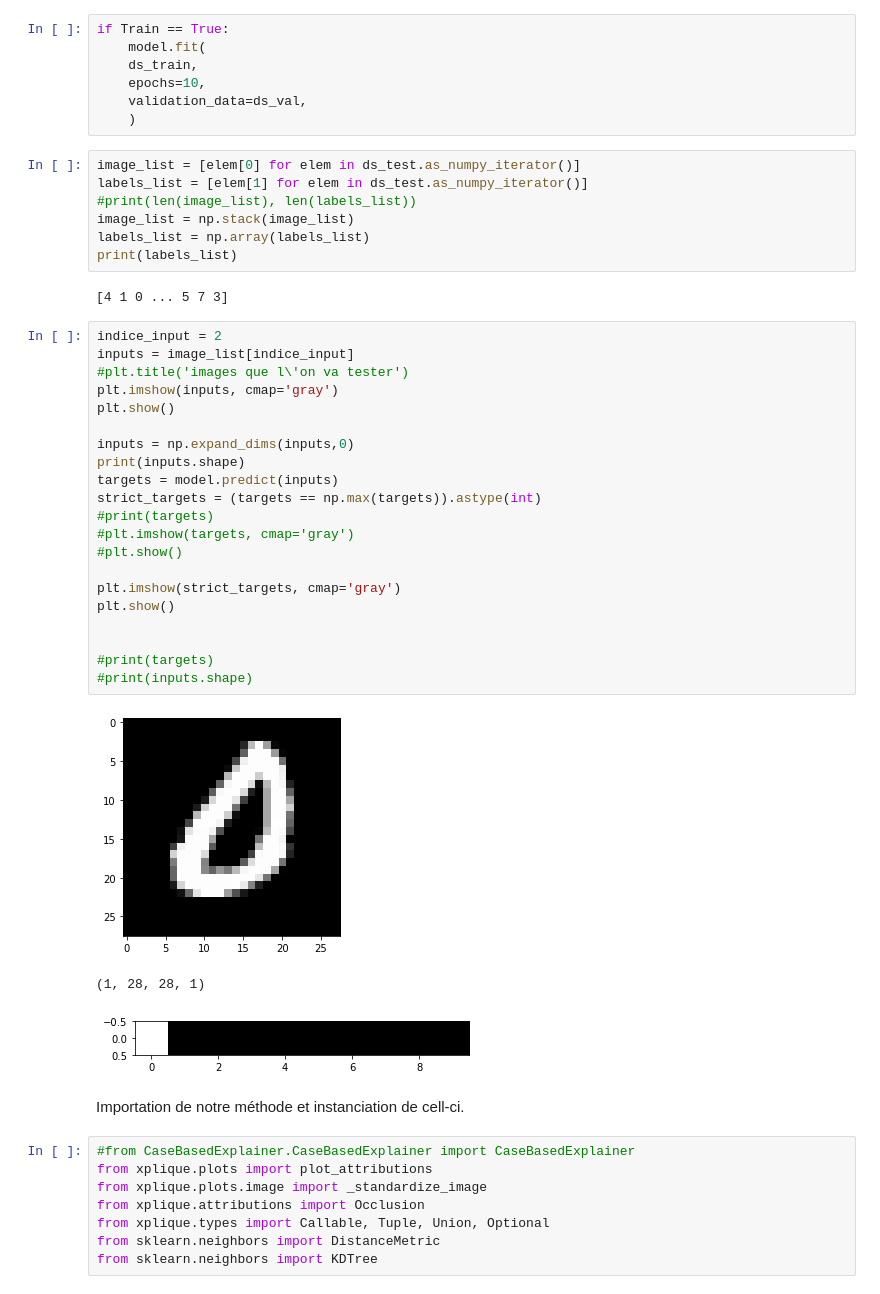
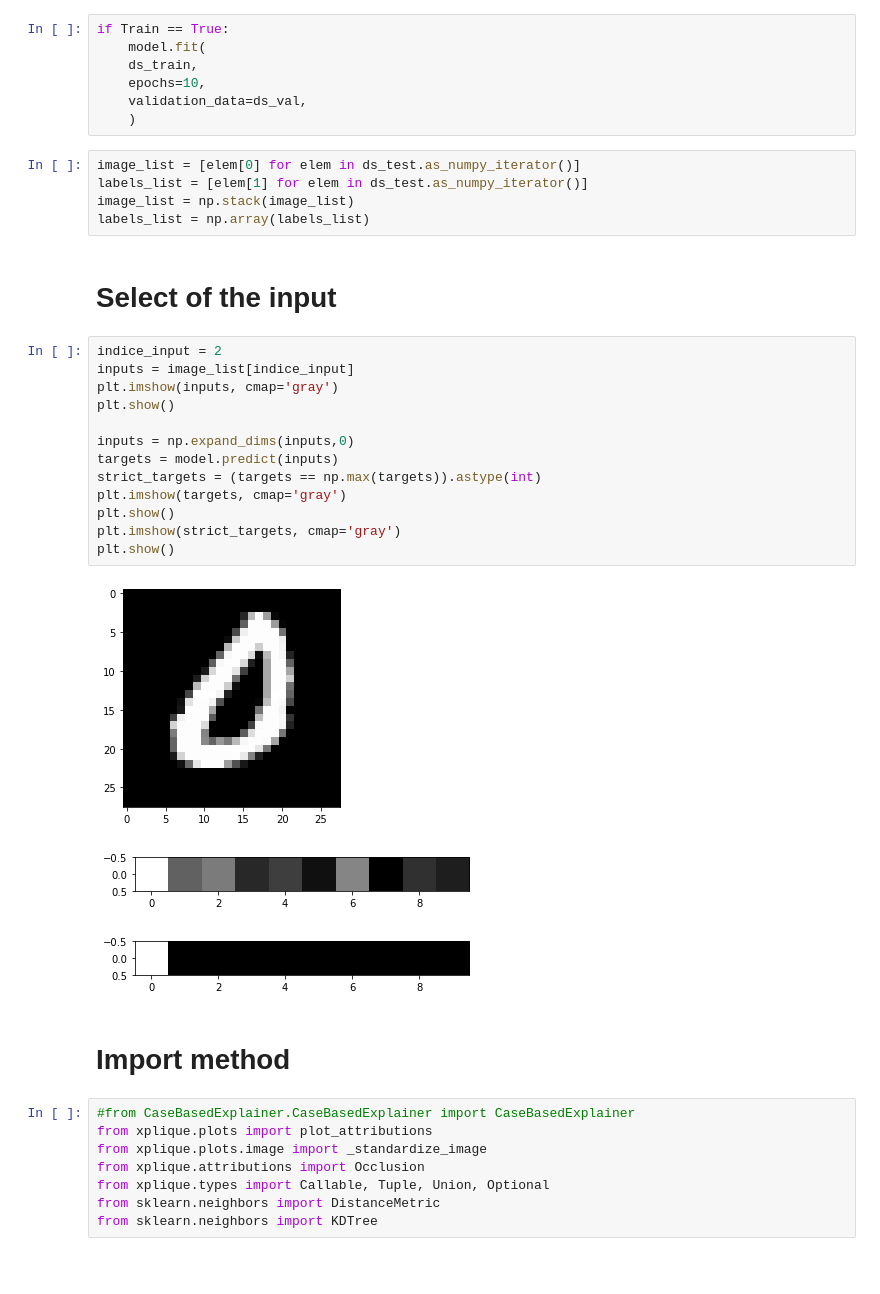
Before and after one commit to AdelinCO/twin-system, a Jupyter notebook: 2ndCBE_ANN_MNIST.ipynb, the cells around one changed output. Drawn from its saved outputs; the diff is of its cells as text; blank space fills up the shorter version.

```diff
--- a/2ndCBE_ANN_MNIST.ipynb
+++ b/2ndCBE_ANN_MNIST.ipynb
@@ -56,39 +51,29 @@ if Train == True:
 # %%
 image_list = [elem[0] for elem in ds_test.as_numpy_iterator()]
 labels_list = [elem[1] for elem in ds_test.as_numpy_iterator()]
-#print(len(image_list), len(labels_list))
 image_list = np.stack(image_list)
 labels_list = np.array(labels_list)
-print(labels_list)
-# %% [output]
-[4 1 0 ... 5 7 3]
+# %% [markdown]
+# Select of the input
 # %%
 indice_input = 2
 inputs = image_list[indice_input]
-#plt.title('images que l\'on va tester')
 plt.imshow(inputs, cmap='gray')
 plt.show()
 
 inputs = np.expand_dims(inputs,0)
-print(inputs.shape)
 targets = model.predict(inputs)
 strict_targets = (targets == np.max(targets)).astype(int)
-#print(targets)
-#plt.imshow(targets, cmap='gray')
-#plt.show()
-
+plt.imshow(targets, cmap='gray')
+plt.show()
 plt.imshow(strict_targets, cmap='gray')
 plt.show()
-
-
-#print(targets)
-#print(inputs.shape)
 # %% [output]
 [figure]
-(1, 28, 28, 1)
-[figure, old version]
+[figure, new version]
+[figure, added]
 # %% [markdown]
-Importation de notre méthode et instanciation de cell-ci.
+# Import method
 # %%
 #from CaseBasedExplainer.CaseBasedExplainer import CaseBasedExplainer
 from xplique.plots import plot_attributions
```
Also changed, not shown: parts of 8 cells of this notebook.
